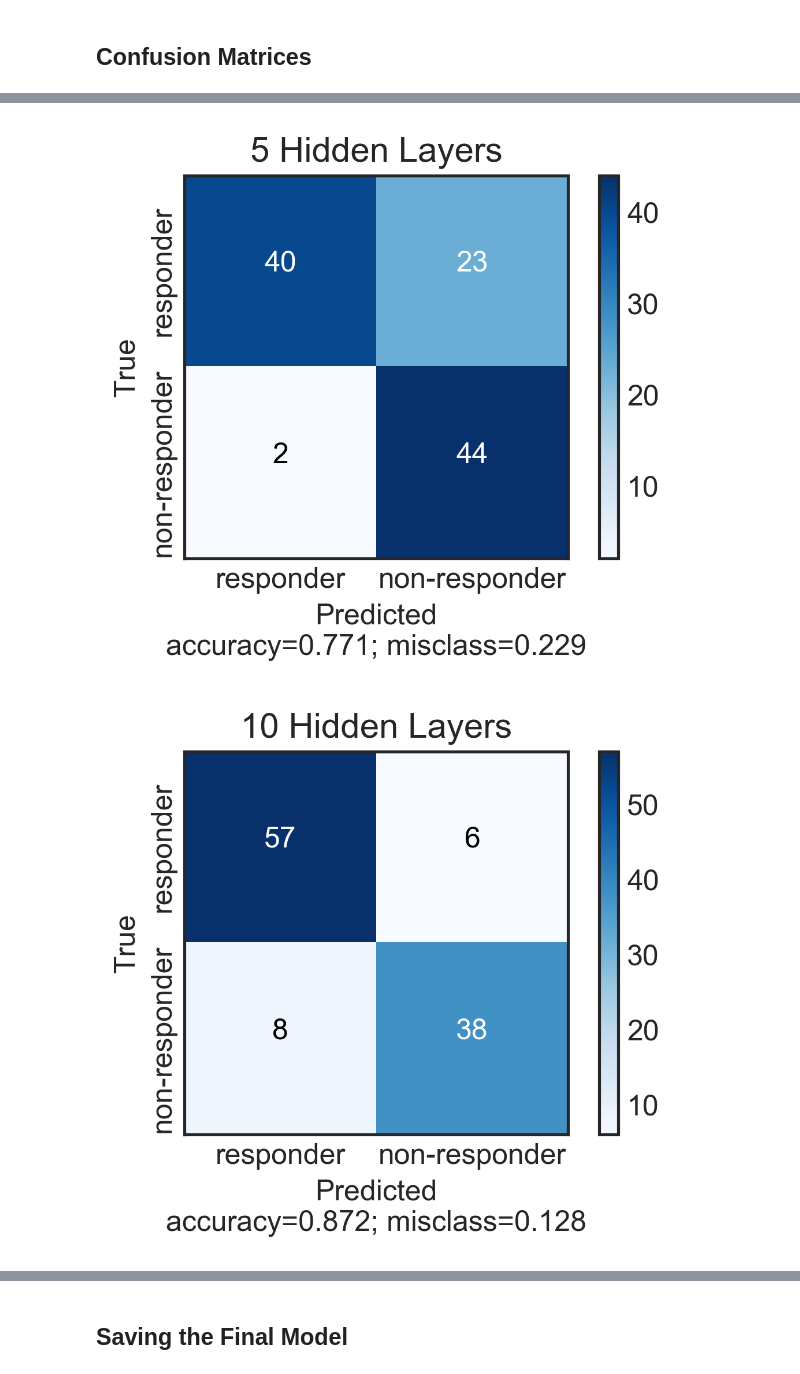
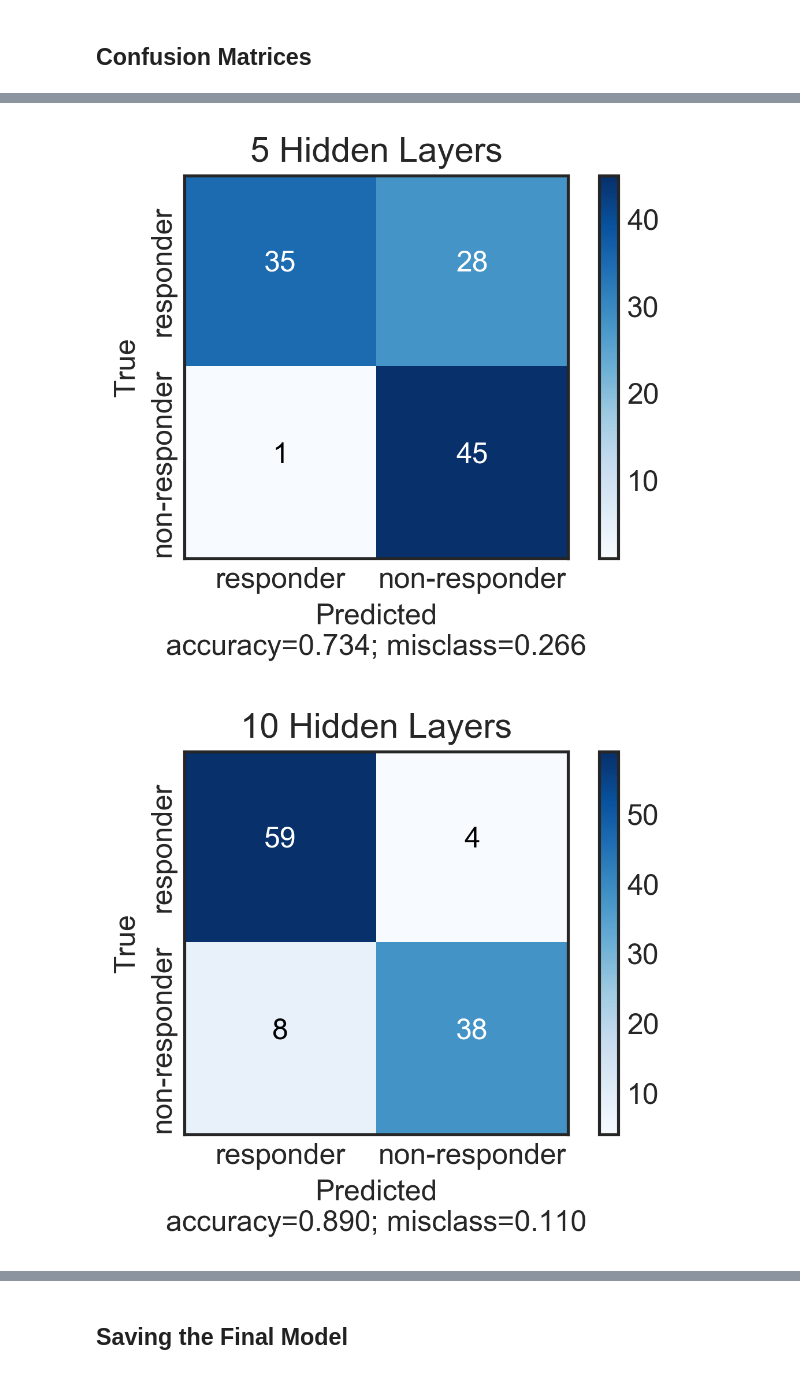
Before and after one commit to tig3r66/youreka_genes, a Jupyter notebook: src/neural_net/cv_stratified.ipynb, the cells around one changed output, grey strips where cells are left out. Drawn from its saved outputs; the diff is of its cells as text; code cells hidden in the pictures.

```diff
--- a/src/neural_net/cv_stratified.ipynb
+++ b/src/neural_net/cv_stratified.ipynb
@@ -374,0 +417,7 @@ ax5.legend(['1 hidden layer', '5 hidden layers', '10 hidden layers', '15 hidden
+# %%
+def make_roc(model, X, y):
+    base_fpr = np.linspace(0, 1, 101)
+    y_score = model.predict_proba(X)
+    fpr, tpr, thresholds = roc_curve(y_test, y_score[:, 1])
+    tpr = np.interp(base_fpr, fpr, tpr)
+    return base_fpr, tpr, thresholds
@@ -374,0 +434,5 @@ ax5.legend(['1 hidden layer', '5 hidden layers', '10 hidden layers', '15 hidden
+# %%
+fbase_fpr10, ftpr10, fthresh10 = make_roc(model10, X_test.values, y_test.values)
+# for 10 hidden layers
+ftprs10 = np.array(ftpr10)
+fauc10 = auc(fbase_fpr10, ftprs10)
@@ -374,0 +558,3 @@ ax5.legend(['1 hidden layer', '5 hidden layers', '10 hidden layers', '15 hidden
+# %%
+j10 = get_youden_j(fbase_fpr10, ftpr10, fthresh10)
+j10
@@ -401,4 +594,4 @@ weighted avg       0.83      0.77      0.77       109
 # %%
-y_pred10 = model10.predict(X_test)
-print(classification_report(y_test, y_pred10))
+fy_pred10 = get_classes(model10, X_test, j10)
+print(classification_report(y_test, fy_pred10))
 # %% [output]
@@ -435,13 +626,13 @@ fcm_hidden1 = plot_confusion_matrix(fcm1, ['responder', 'non-responder'], title=
 # %%
-fcm5 = confusion_matrix(y_test, y_pred5)
+fcm5 = confusion_matrix(y_test, fy_pred5)
 plt.rcParams.update({'font.size': 12})
-fcm_hidden5 = plot_confusion_matrix(fcm5, ['responder', 'non-responder'], title='5 Hidden Layers', normalize=False)
+fcm_hidden5 = plot_confusion_matrix(fcm5, ['responder', 'non-responder'], title='5 Hidden Layers', normalize=False, cbar=True)
 # %% [output]
-[figure, old version]
+[figure, new version]
 # %%
-fcm10 = confusion_matrix(y_test, y_pred10)
+fcm10 = confusion_matrix(y_test, fy_pred10)
 plt.rcParams.update({'font.size': 12})
-fcm_hidden10 = plot_confusion_matrix(fcm10, ['responder', 'non-responder'], title='10 Hidden Layers', normalize=False)
+fcm_hidden10 = plot_confusion_matrix(fcm10, ['responder', 'non-responder'], title='10 Hidden Layers', normalize=False, cbar=True)
 # %% [output]
-[figure, old version]
+[figure, new version]
 # %%
```
Also changed, not shown: parts of 43 cells of this notebook, 50 other files.
